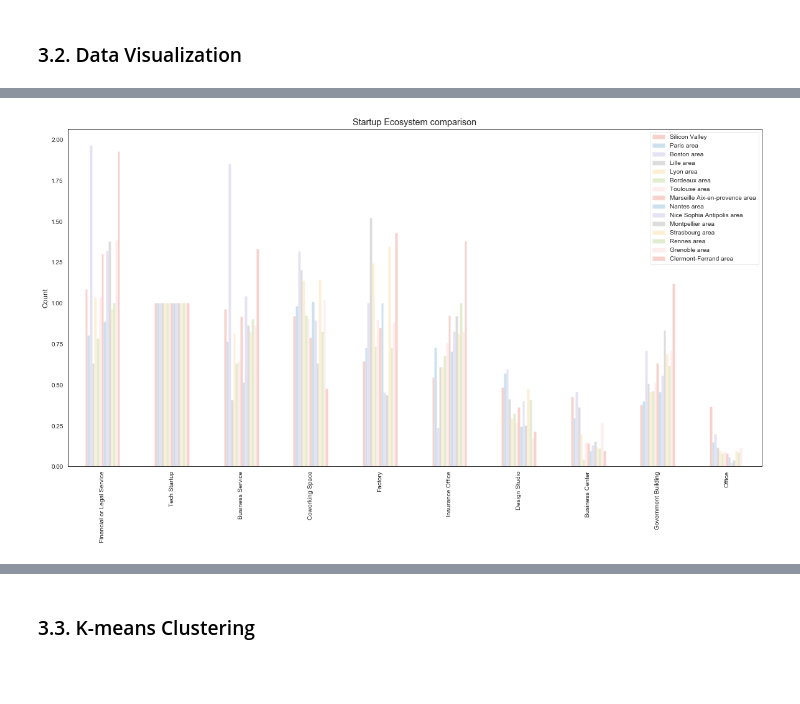
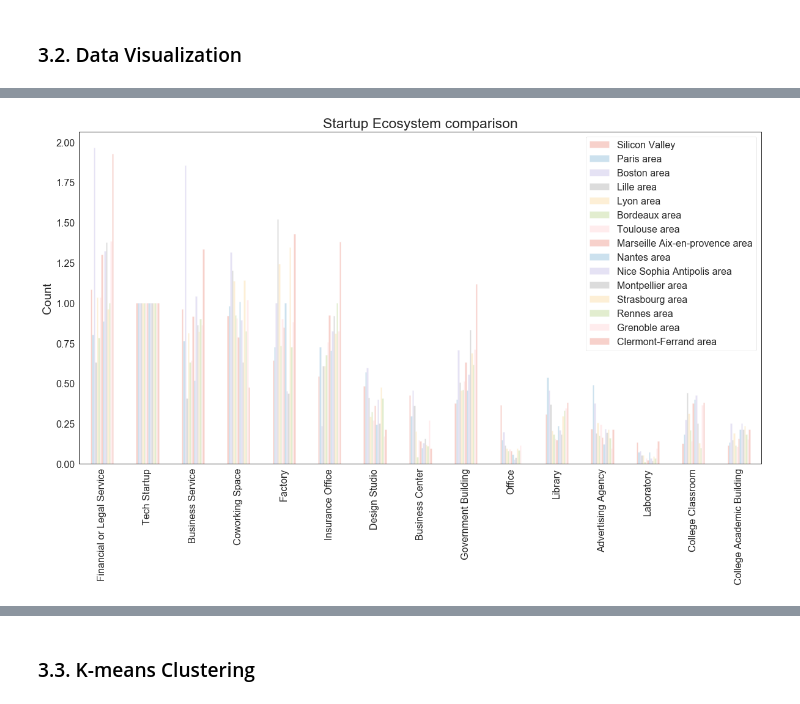
Before and after one commit to MattSonnati/where_is_the_french_silicon_valley, a Jupyter notebook: EDA Foursquare - Startup Ecosystems Comparison-final.ipynb, the cells around one changed output, grey strips where cells are left out. Cells and saved outputs as stored; diff of their text form; code cells hidden in the pictures; blank space fills up the shorter version.

```diff
--- a/EDA Foursquare - Startup Ecosystems Comparison-final.ipynb
+++ b/EDA Foursquare - Startup Ecosystems Comparison-final.ipynb
@@ -897,14 +1072,14 @@ plt.show()
 # %%
-startup_top_category_trans = normalized_startup_ecosystem.iloc[:, : 10].transpose()
+startup_top_category_trans = normalized_startup_ecosystem.iloc[:, : 15].transpose()
 startup_top_category_trans.plot(kind='bar',
              alpha=0.25, # 0-1, default value a= 0.5
              stacked=False,
              figsize=(20, 10),
             )
 
 plt.title('Startup Ecosystem comparison')
 plt.ylabel('Count')
 
 plt.show()
 # %% [output]
-[figure, old version]
+[figure, new version]
```
Also changed, not shown: parts of 47 cells of this notebook.
